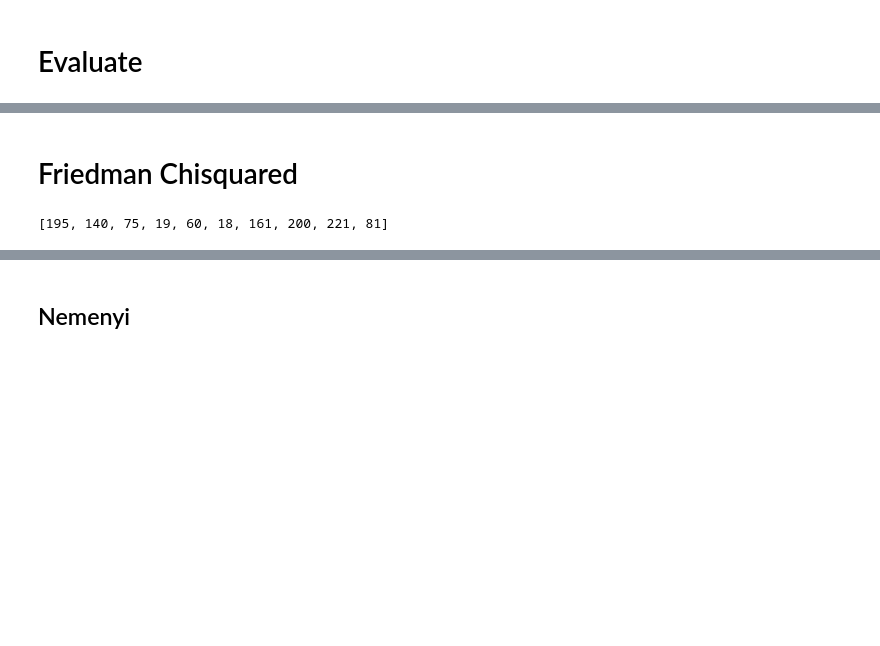
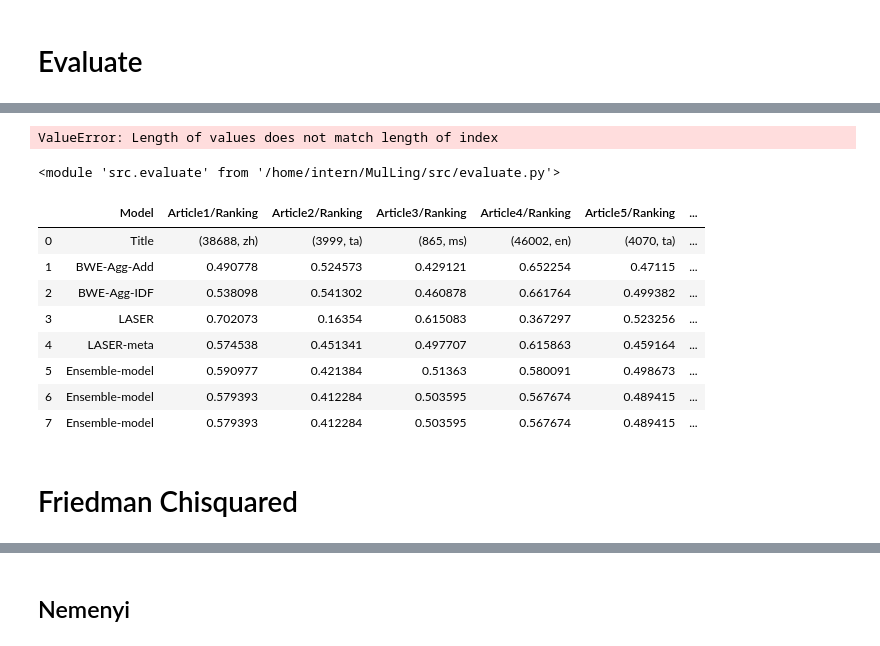
Before and after one commit to hongpeigoh/MulLing, a Jupyter notebook: Debug.ipynb, the cells around one changed output, grey strips where cells are left out. Cells and saved outputs as stored; diff of their text form; code cells hidden in the pictures; blank space fills up the shorter version.

```diff
--- a/Debug.ipynb
+++ b/Debug.ipynb
@@ -221 +255,25 @@ Query 5, ,,,,
+# %%
+import statistics
+my_evaluator.tabulate(ensemble=[statistics.mean(my_evaluator.ensembles[0]),statistics.mean(my_evaluator.ensembles[1]),statistics.mean(my_evaluator.ensembles[2]),statistics.mean(my_evaluator.ensembles[3])])
+# %% [output]
+ValueError: Length of values does not match length of index
+# %%
+import pickle
+#pickle.dump(my_evaluator, open('evaluator.pkl', 'wb'))
+imp.reload(evaluate)
+my_evaluator = pickle.load(open('evaluator.pkl', 'rb'))
+# %% [output]
+<module 'src.evaluate' from '/home/intern/MulLing/src/evaluate.py'>
+# %%
+my_evaluator.data[my_evaluator.queries[0]]
+# %% [output]
+|  | Model | Article1/Ranking | Article2/Ranking | Article3/Ranking | Article4/Ranking | Article5/Ranking | ... |
+| 0 | Title | (38688, zh) | (3999, ta) | (865, ms) | (46002, en) | (4070, ta) | ... |
+| 1 | BWE-Agg-Add | 0.490778 | 0.524573 | 0.429121 | 0.652254 | 0.47115 | ... |
+| 2 | BWE-Agg-IDF | 0.538098 | 0.541302 | 0.460878 | 0.661764 | 0.499382 | ... |
+| 3 | LASER | 0.702073 | 0.16354 | 0.615083 | 0.367297 | 0.523256 | ... |
+| 4 | LASER-meta | 0.574538 | 0.451341 | 0.497707 | 0.615863 | 0.459164 | ... |
+| 5 | Ensemble-model | 0.590977 | 0.421384 | 0.51363 | 0.580091 | 0.498673 | ... |
+| 6 | Ensemble-model | 0.579393 | 0.412284 | 0.503595 | 0.567674 | 0.489415 | ... |
+| 7 | Ensemble-model | 0.579393 | 0.412284 | 0.503595 | 0.567674 | 0.489415 | ... |
 # %%
@@ -232,4 +282,0 @@ data3 = [random.randint(1,300) for n in range(10)]
-# %%
-print(data3)
-# %% [output]
-[195, 140, 75, 19, 60, 18, 161, 200, 221, 81]
```
Also changed, not shown: parts of 37 cells of this notebook, 1 other file.
